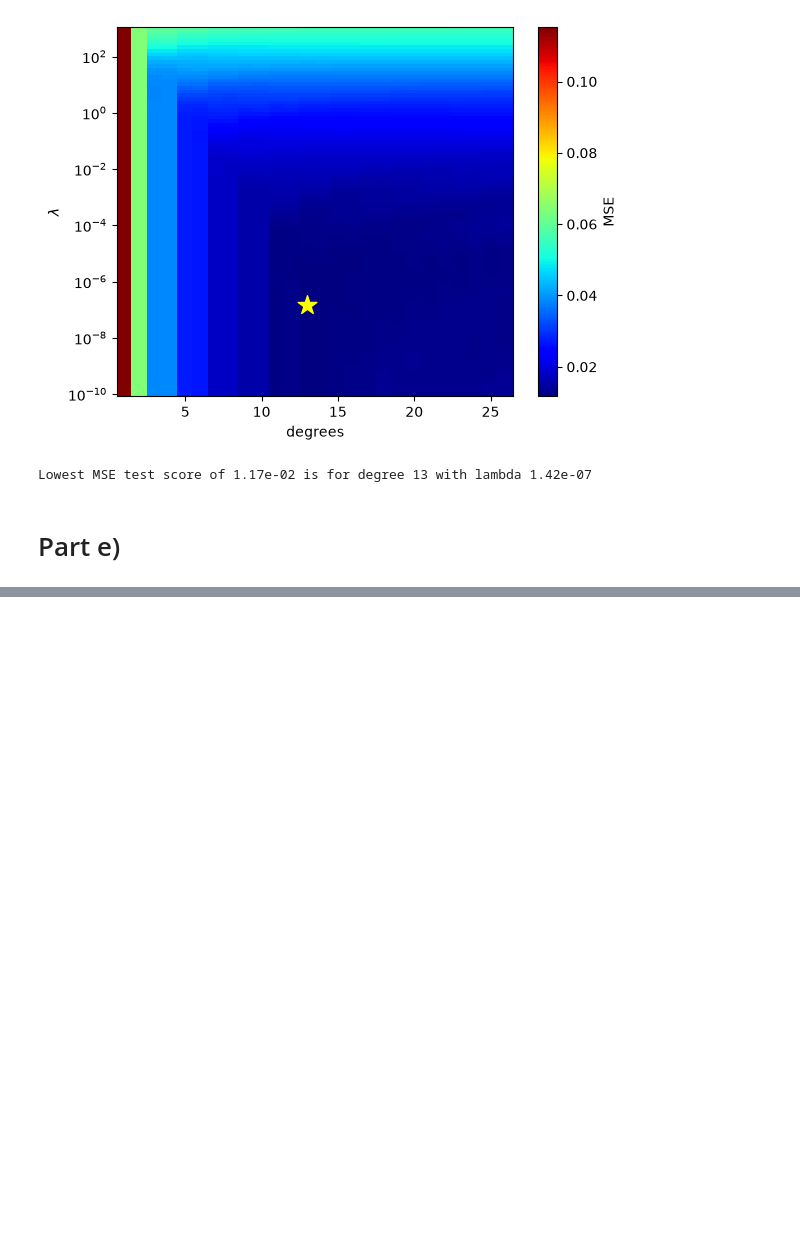
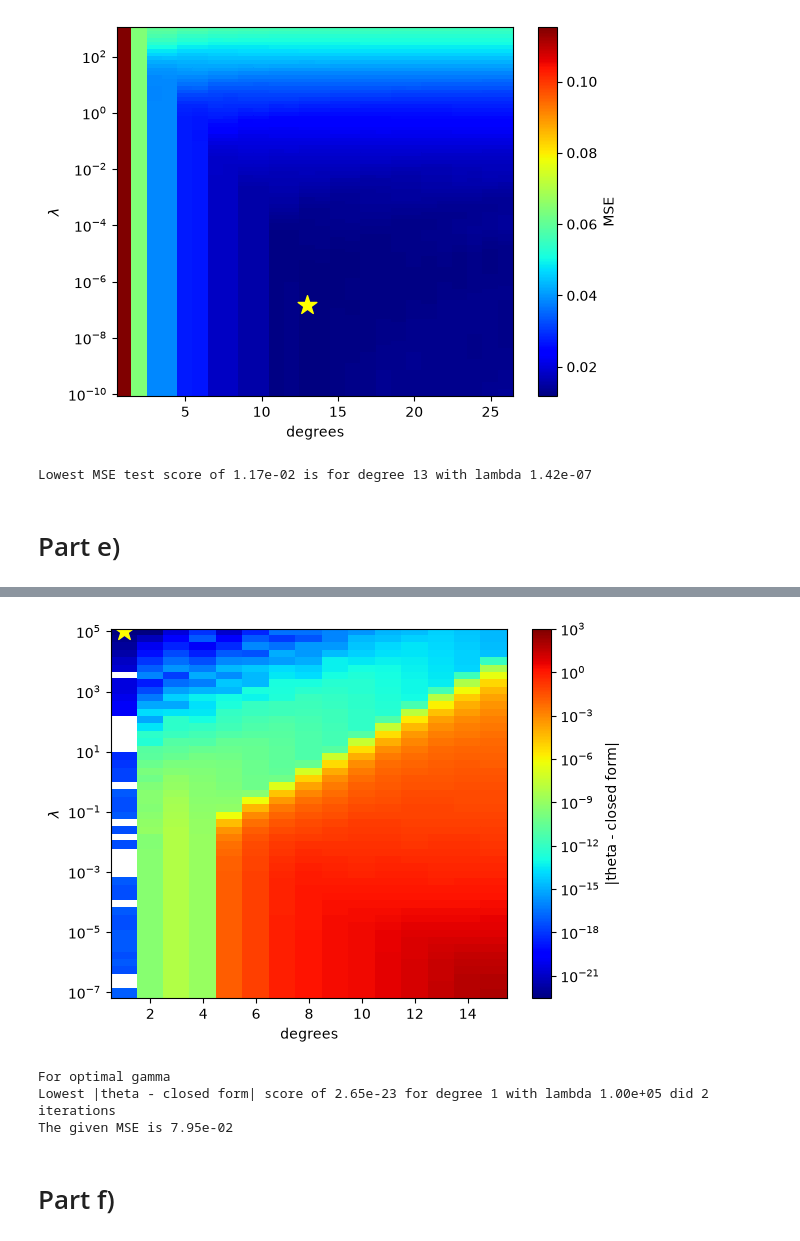
Before and after one commit to art-is-0/firsstik, a Jupyter notebook: Project1/Project1.ipynb, the cells around one changed output, grey strips where cells are left out. Cells and saved outputs as stored; diff of their text form; code cells hidden in the pictures; blank space fills up the shorter version.

Commit message:
P1: Working on part f

```diff
--- a/Project1/Project1.ipynb
+++ b/Project1/Project1.ipynb
@@ -372,0 +506,31 @@ max |AD - analytical| = 1.7763568394002505e-15
+# %%
+from matplotlib.colors import LogNorm
+
+index = np.unravel_index(np.nanargmin(diff[1, 1:]), (max_deg-1, n_lambdas))
+
+plt.yscale('log')
+plt.pcolor(X, Y, diff[1], shading='auto', cmap='jet', norm=LogNorm(vmax=1e3))
+plt.colorbar(label="|theta - closed form|")
+plt.scatter(index[0] + 1, lambdas[index[1]], s=200, color='yellow', marker='*')
+plt.xlabel('degrees')
+plt.ylabel(r'$\lambda$')
+plt.show()
+
+print(f"For optimal gamma")
+print(f"Lowest |theta - closed form| score of {diff[1,index[0], index[1]]:.2e} for degree {index[0] + 1} with lambda {lambdas[index[1]]:.2e} did {iters[1, index[0], index[1]]:.0f} iterations")
+
+X_train, X_test = create_feature_matrix(x_train, x_test, degree=index[0] + 1)
+lam = lambdas[index[1]]
+eigs = hessian_eigs(X_train, lam)
+lmax, lmin = eigs.max(), eigs.min()
+hist, its, err = gradient_descent(X_train, y_train, 2 / (lmax+lmin), num_iters=2000, lam=lam)
+Y_test = X_test @ hist[-1]
+MSE = MSE_score(y_test, Y_test)
+print(f"The given MSE is {MSE:.2e}")
+# %% [output]
+[figure, added]
+For optimal gamma
+Lowest |theta - closed form| score of 2.65e-23 for degree 1 with lambda 1.00e+05 did 2 iterations
+The given MSE is 7.95e-02
+# %% [markdown]
+# Part f)
```
Also changed, not shown: parts of 7 cells of this notebook.
